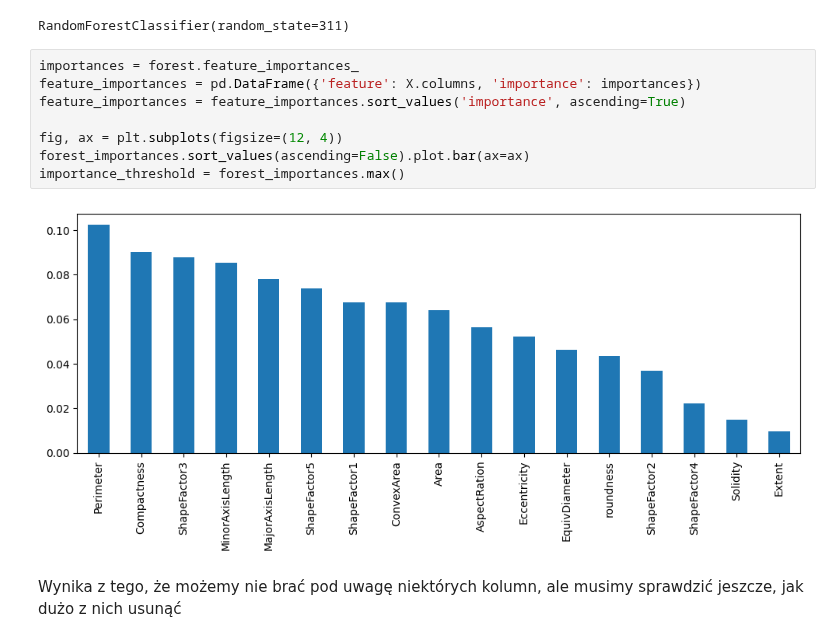
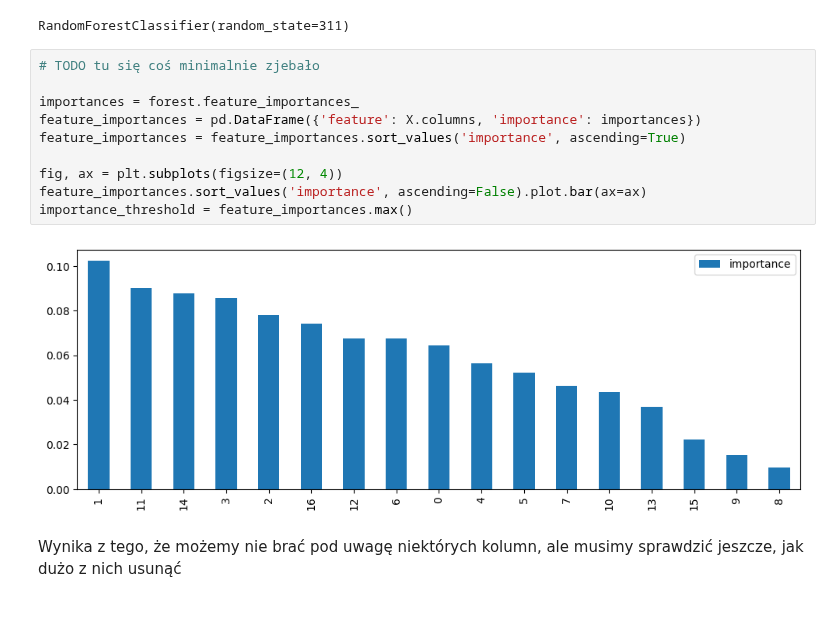
Before and after one commit to tomaszzywicki/Dry-Bean-Classification, a Jupyter notebook: notebooks/data_pereparation2.ipynb, the cells around one changed output. Saved outputs shown, nothing was run; the diff lists cells and outputs as text; blank space fills up the shorter version.

```diff
--- a/notebooks/data_pereparation2.ipynb
+++ b/notebooks/data_pereparation2.ipynb
@@ -34,15 +35,17 @@ forest.fit(X, y)
 # %% [output]
 RandomForestClassifier(random_state=311)
 # %%
+# TODO tu się coś minimalnie zjebało
+
 importances = forest.feature_importances_
 feature_importances = pd.DataFrame({'feature': X.columns, 'importance': importances})
 feature_importances = feature_importances.sort_values('importance', ascending=True)
 
 fig, ax = plt.subplots(figsize=(12, 4))
-forest_importances.sort_values(ascending=False).plot.bar(ax=ax)
-importance_threshold = forest_importances.max()
+feature_importances.sort_values('importance', ascending=False).plot.bar(ax=ax)
+importance_threshold = feature_importances.max()
 # %% [output]
-[figure, old version]
+[figure, new version]
 # %% [markdown]
 Wynika z tego, że możemy nie brać pod uwagę niektórych kolumn, ale musimy sprawdzić jeszcze, jak dużo z nich usunąć
 # %%
```
Also changed, not shown: parts of 8 cells of this notebook.
